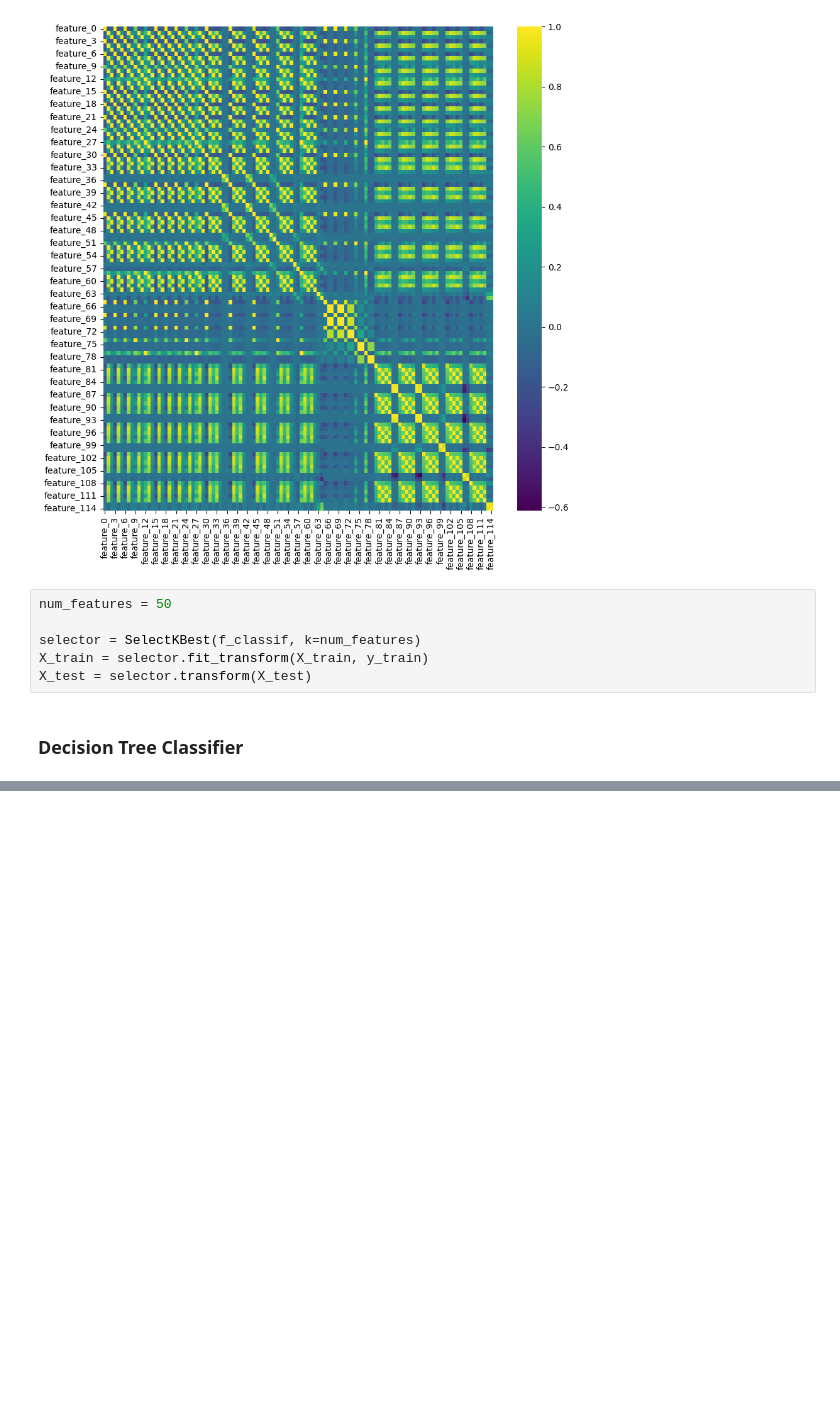
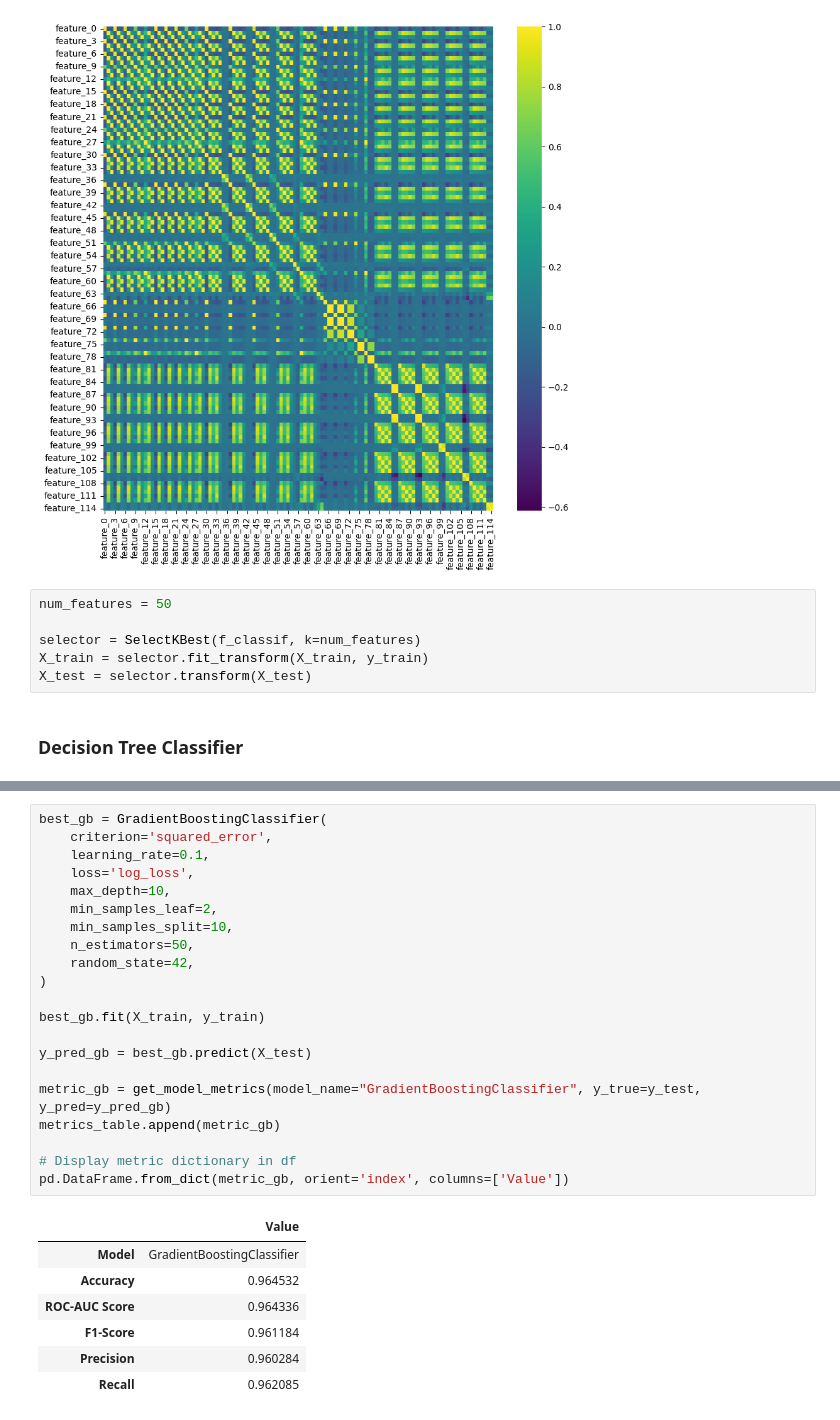
Before and after one commit to timohahaa/etu-big-data, a Jupyter notebook: model.ipynb, the cells around one changed output, grey strips where cells are left out. Saved outputs shown, nothing was run; the diff lists cells and outputs as text; blank space fills up the shorter version.

```diff
--- a/model.ipynb
+++ b/model.ipynb
@@ -103,0 +188,29 @@ pd.DataFrame.from_dict(metric_dt, orient='index', columns=['Value'])
+# %%
+best_gb = GradientBoostingClassifier(
+    criterion='squared_error',
+    learning_rate=0.1,
+    loss='log_loss',
+    max_depth=10,
+    min_samples_leaf=2,
+    min_samples_split=10,
+    n_estimators=50,
+    random_state=42,
+)
+
+best_gb.fit(X_train, y_train)
+
+y_pred_gb = best_gb.predict(X_test)
+
+metric_gb = get_model_metrics(model_name="GradientBoostingClassifier", y_true=y_test, y_pred=y_pred_gb)
+metrics_table.append(metric_gb)
+
+# Display metric dictionary in df
+pd.DataFrame.from_dict(metric_gb, orient='index', columns=['Value'])
+# %% [output]
+|  | Value |
+| Model | GradientBoostingClassifier |
+| Accuracy | 0.964532 |
+| ROC-AUC Score | 0.964336 |
+| F1-Score | 0.961184 |
+| Precision | 0.960284 |
+| Recall | 0.962085 |
```
Also changed, not shown: parts of 7 cells of this notebook.
